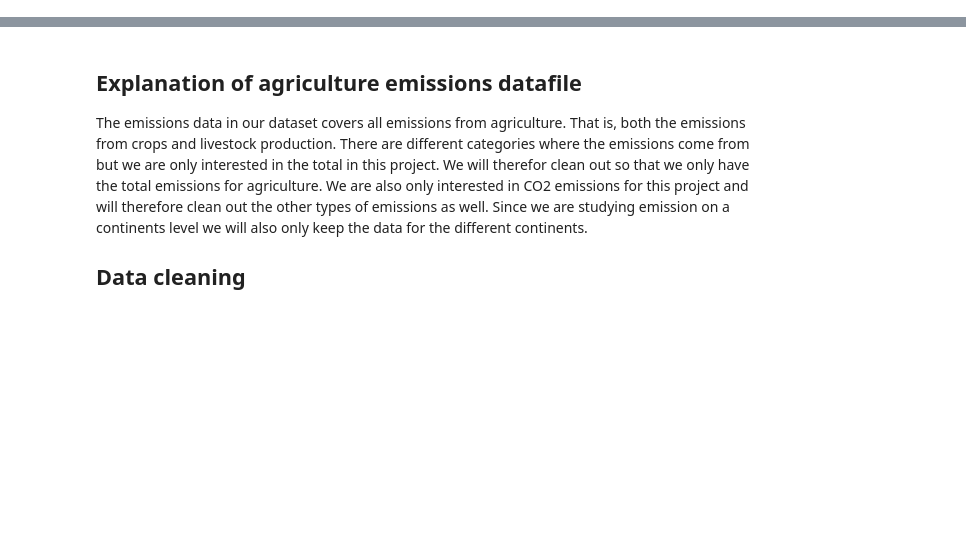
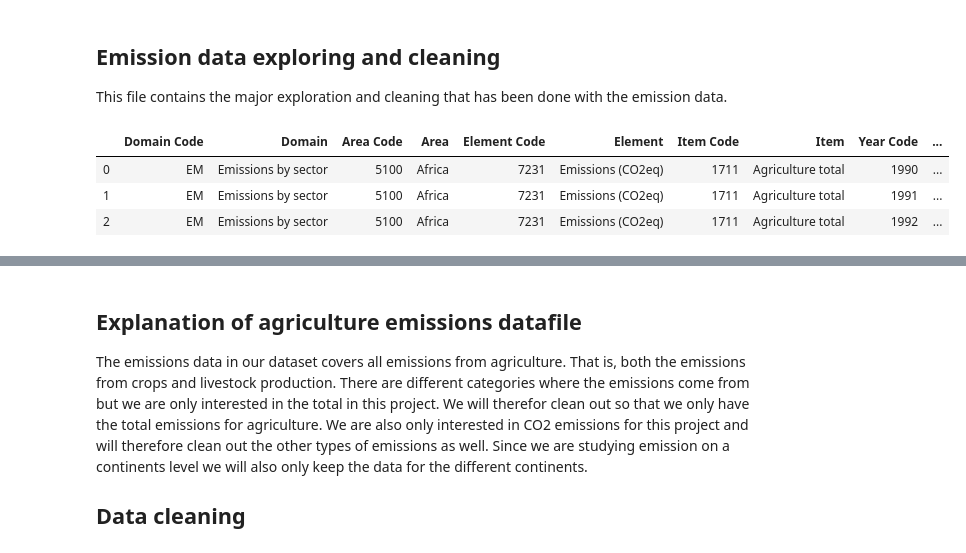
Before and after one commit to theodorhusefest/ADA-2019-project1-sovellettu-tiedon-analysoint, a Jupyter notebook: emissions_cleaning.ipynb, the cells around one changed output, grey strips where cells are left out. Drawn from its saved outputs; the diff is of its cells as text; code cells hidden in the pictures; blank space fills up the shorter version.

```diff
--- a/emissions_cleaning.ipynb
+++ b/emissions_cleaning.ipynb
@@ -1,5 +1,16 @@
+# %% [markdown]
+## Emission data exploring and cleaning
+This file contains the major exploration and cleaning that has been done with the emission data.
 # %%
 import pandas as pd
 import numpy as np
 import matplotlib.pyplot as plt
+# %%
+emission_data = pd.read_csv('raw_data/Agriculture_total_emissions.csv', sep = ',', encoding = 'latin-1')
+emission_data.head(3)
+# %% [output]
+|  | Domain Code | Domain | Area Code | Area | Element Code | Element | Item Code | Item | Year Code | ... |
+| 0 | EM | Emissions by sector | 5100 | Africa | 7231 | Emissions (CO2eq) | 1711 | Agriculture total | 1990 | ... |
+| 1 | EM | Emissions by sector | 5100 | Africa | 7231 | Emissions (CO2eq) | 1711 | Agriculture total | 1991 | ... |
+| 2 | EM | Emissions by sector | 5100 | Africa | 7231 | Emissions (CO2eq) | 1711 | Agriculture total | 1992 | ... |
 # %%
```
Also changed, not shown: parts of 5 cells of this notebook.
